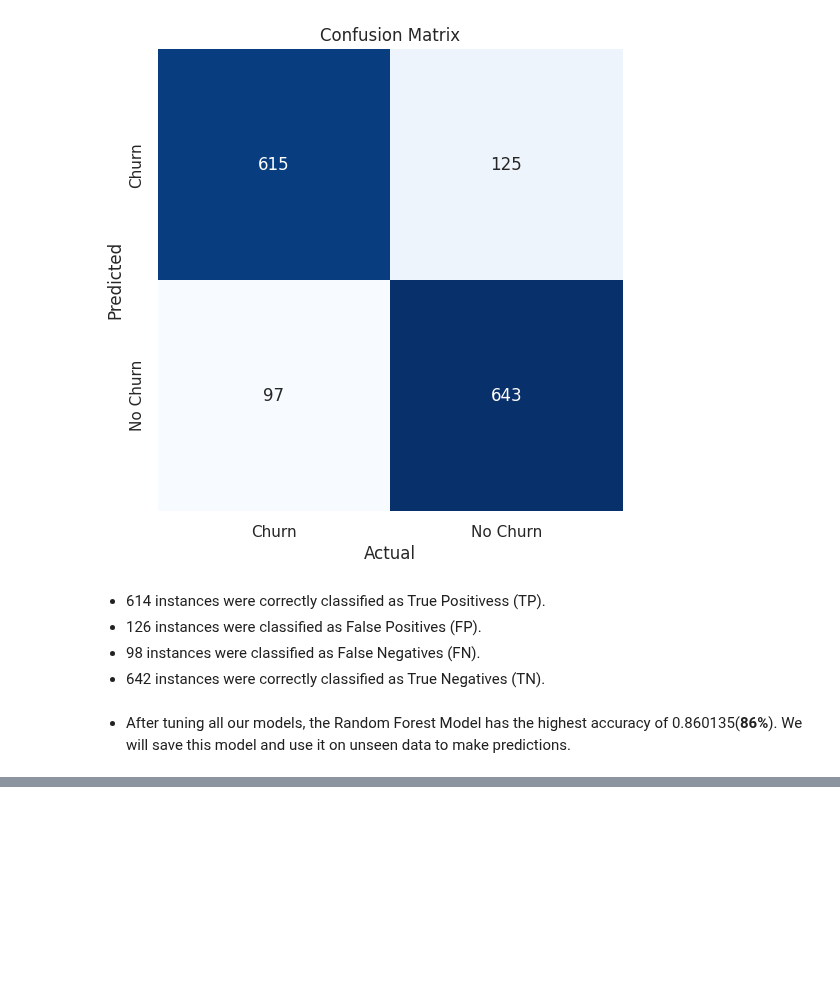
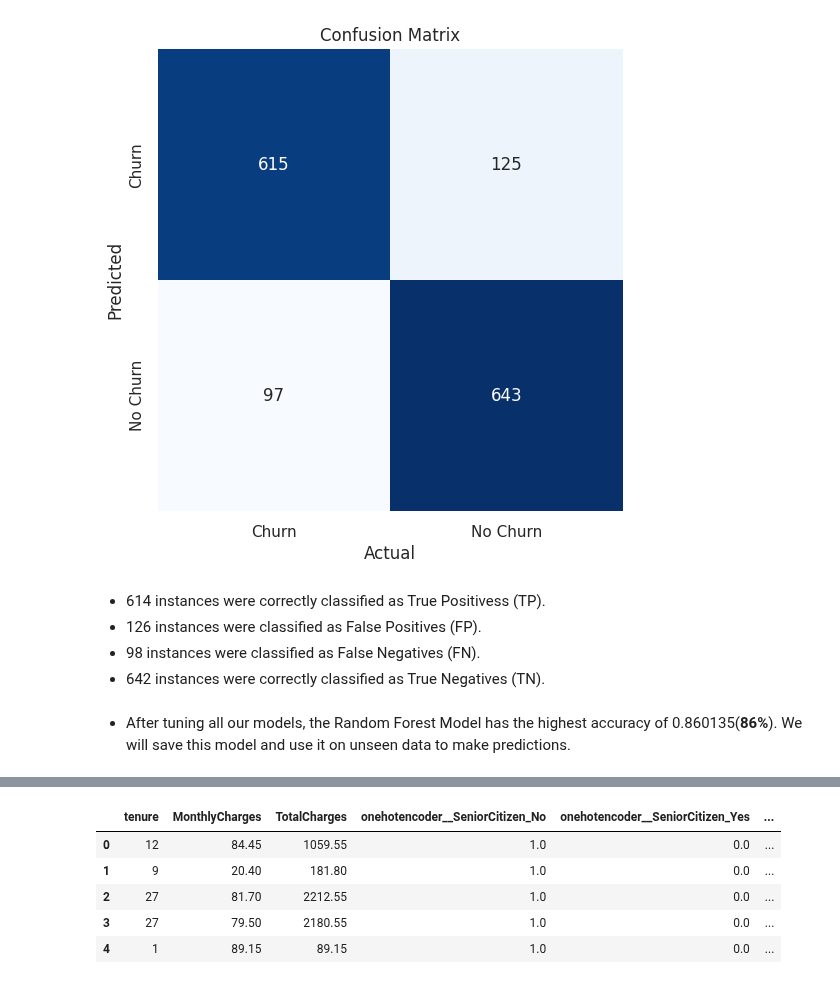
Before and after one commit to OAtulA/customer-churn-prediction, a Jupyter notebook: Project_notebook.ipynb, the cells around one changed output, grey strips where cells are left out. Drawn from its saved outputs; the diff is of its cells as text; code cells hidden in the pictures; blank space fills up the shorter version.

```diff
--- a/Project_notebook.ipynb
+++ b/Project_notebook.ipynb
@@ -2050,0 +2102,34 @@ plt.show()
+# %%
+# Encoding categorical values with One-Hot ecndoder
+
+cat_cols = ['SeniorCitizen', 'Partner', 'Dependents',
+            'InternetService', 'OnlineSecurity', 'OnlineBackup', 'DeviceProtection',
+            'TechSupport', 'StreamingTV', 'StreamingMovies', 'Contract',
+            'PaperlessBilling', 'PaymentMethod']
+
+transformer = make_column_transformer(
+    (OneHotEncoder(sparse=False), cat_cols)
+)
+
+transformed_data = transformer.fit_transform(test[cat_cols])
+
+# Transformating back to a dataframe
+transformed_df = pd.DataFrame(transformed_data, columns=transformer.get_feature_names_out())
+
+# One-hot encoding removed an index. Let's put it back
+transformed_df.index = test.index
+
+# Joining tables
+test = pd.concat([test, transformed_df], axis=1)
+
+# Dropping old categorical columns
+test.drop(cat_cols, axis=1, inplace=True)
+
+test.head()
+# %% [output]
+|  | tenure | MonthlyCharges | TotalCharges | onehotencoder__SeniorCitizen_No | onehotencoder__SeniorCitizen_Yes | ... |
+| 0 | 12 | 84.45 | 1059.55 | 1.0 | 0.0 | ... |
+| 1 | 9 | 20.40 | 181.80 | 1.0 | 0.0 | ... |
+| 2 | 27 | 81.70 | 2212.55 | 1.0 | 0.0 | ... |
+| 3 | 27 | 79.50 | 2180.55 | 1.0 | 0.0 | ... |
+| 4 | 1 | 89.15 | 89.15 | 1.0 | 0.0 | ... |
```
Also changed, not shown: parts of 26 cells of this notebook, 2 other files.
